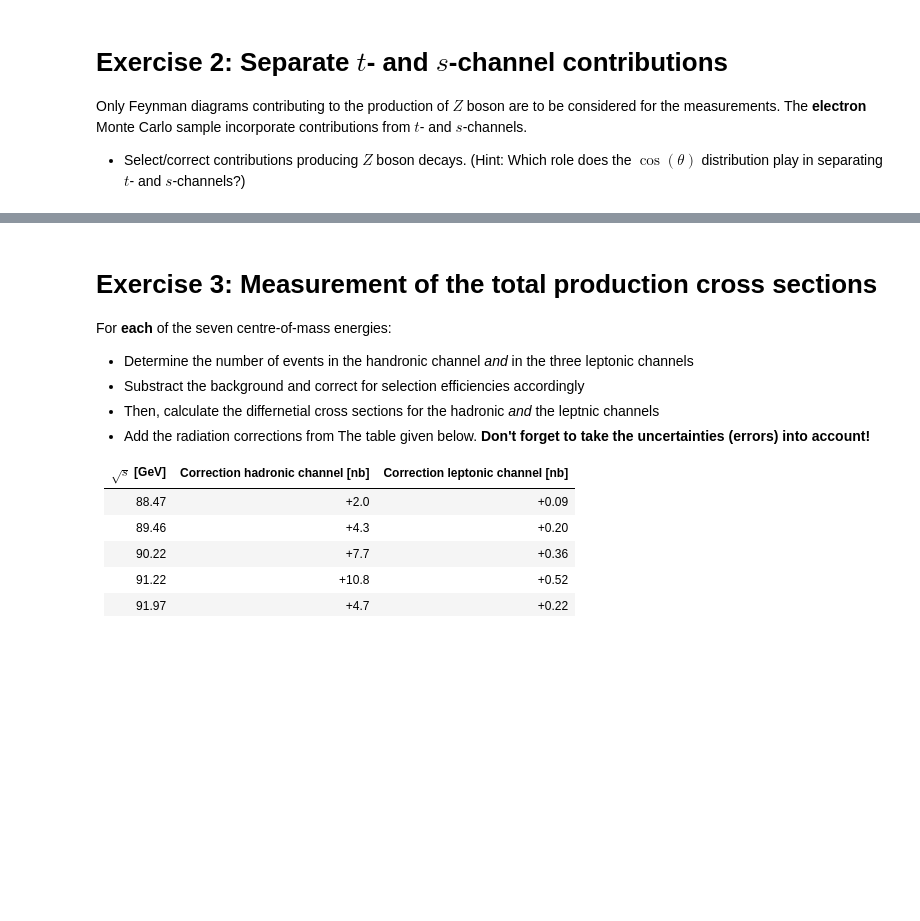
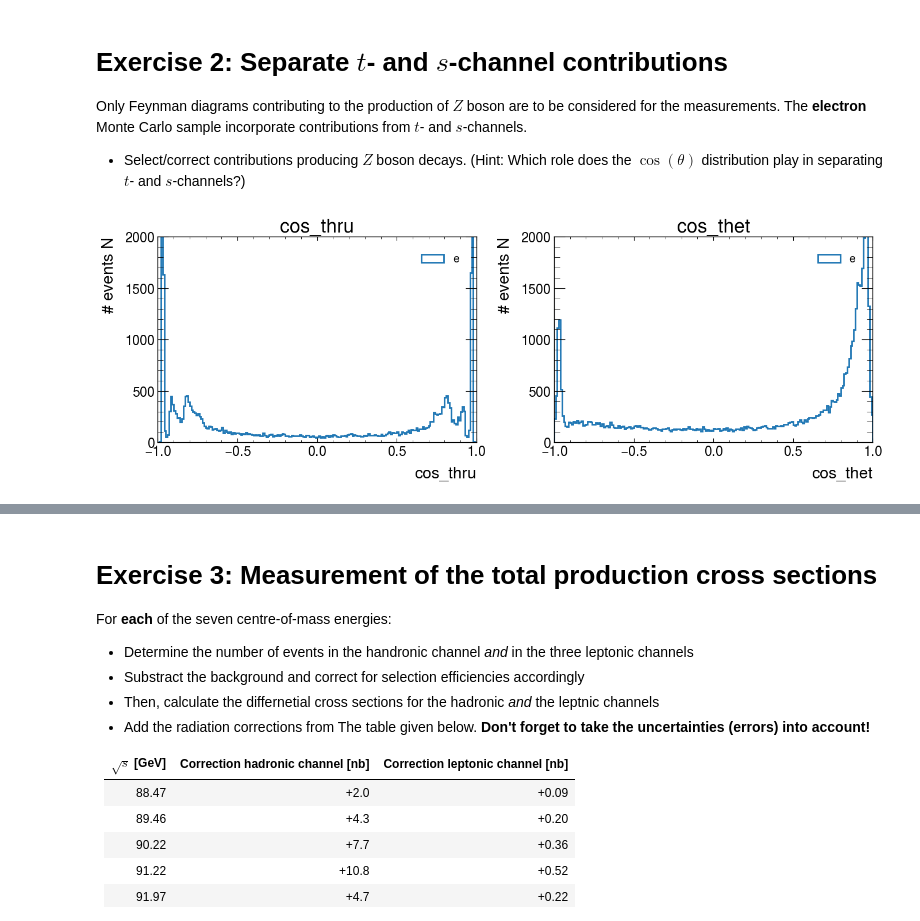
Before and after one commit to nicolaigoelz/z0-precisionmeasurement, a Jupyter notebook: z0_experiment.ipynb, the cells around one changed output, grey strips where cells are left out. Cells and saved outputs as stored; diff of their text form; code cells hidden in the pictures; blank space fills up the shorter version.

```diff
--- a/z0_experiment.ipynb
+++ b/z0_experiment.ipynb
@@ -569,3 +594,69 @@ its errors:
 
 Only Feynman diagrams contributing to the production of $Z$ boson are to be considered for the measurements. The **electron** Monte Carlo sample incorporate contributions from $t$- and $s$-channels.
 * Select/correct contributions producing $Z$ boson decays. (Hint: Which role does the $\cos(\theta)$ distribution play in separating $t$- and $s$-channels?)
+# %%
+### We define set of angle variables
+# add definitions to dictionaries from above
+angle_variables = ['cos_thru', 'cos_thet']
+
+# units corresponding to these variables
+unit['cos_thru'] = ''
+unit['cos_thet'] = ''
+
+# bins for histograms
+bins_mc['cos_thru'] = np.linspace(-1, 1, 201)
+bins_mc['cos_thet'] = np.linspace(-1, 1, 201)
+
+# limits for the plots
+ylims_mc['cos_thru'] = (0, 2e3)
+ylims_mc['cos_thet'] = (0, 2e3)
+
+
+def s_distribution(cos_thet, A):
+    return A*(1+cos_thet**2)
+
+def t_distribution(cos_thet, A):
+    return A*(1-cos_thet)**-2
+
+### plotting
+plt.style.use(mplhep.style.ATLAS)  # plot style of ATLAS
+fig, axes = plt.subplots(1, 2, figsize=(14, 5))
+
+# plot histograms for all variables and channels
+for (i, variable) in zip(range(2), angle_variables):
+    for channel in ['ee']:
+        axes[i].hist(array[channel][variable],
+                     bins=bins_mc[variable],
+                     histtype='step',
+                     linewidth=2,
+                     color=color[channel],
+                     label=plot_label[channel])
+    # if i==1:
+        # axes[i].plot(bins_mc['cos_thet'],s_distribution(bins_mc['cos_thet'], 100), label='s_channel')
+        # axes[i].plot(bins_mc['cos_thet'],t_distribution(bins_mc['cos_thet'], 20), label='t_channel')
+
+    # plot settings
+    axes[i].set_ylim(ylims_mc[variable])
+    axes[i].set_title(variable)
+    axes[i].set_xlabel(variable + unit[variable])
+    axes[i].set_ylabel(r'# events $N$')
+    axes[i].legend()
+
+
+
+plt.tight_layout()
+plt.show()
+
+# Way to go:
+# Cite Paper: Precise Determination of the Z Resonance Parameters at LEP: "Zedometry"
+# p.23 (ch. 7.2.1 t-channel contribution to ee -> ee)
+# Some key points:
+# - t-channel amplitude is non-resonant, dominated by photon exchange
+# - relative size of t-channel amplitude depends on the scattering angle (theta)
+# - cut is made at |cos(theta)| < 0.7
+# - resulting from high-statistics Monte Carlo samples
+# OPAL_Paper_3 results in the same
+
+cuts['ee']['cos_thet'] = (-0.7, 0.7)
+# %% [output]
+[figure, added]
```
Also changed, not shown: parts of 35 cells of this notebook.
